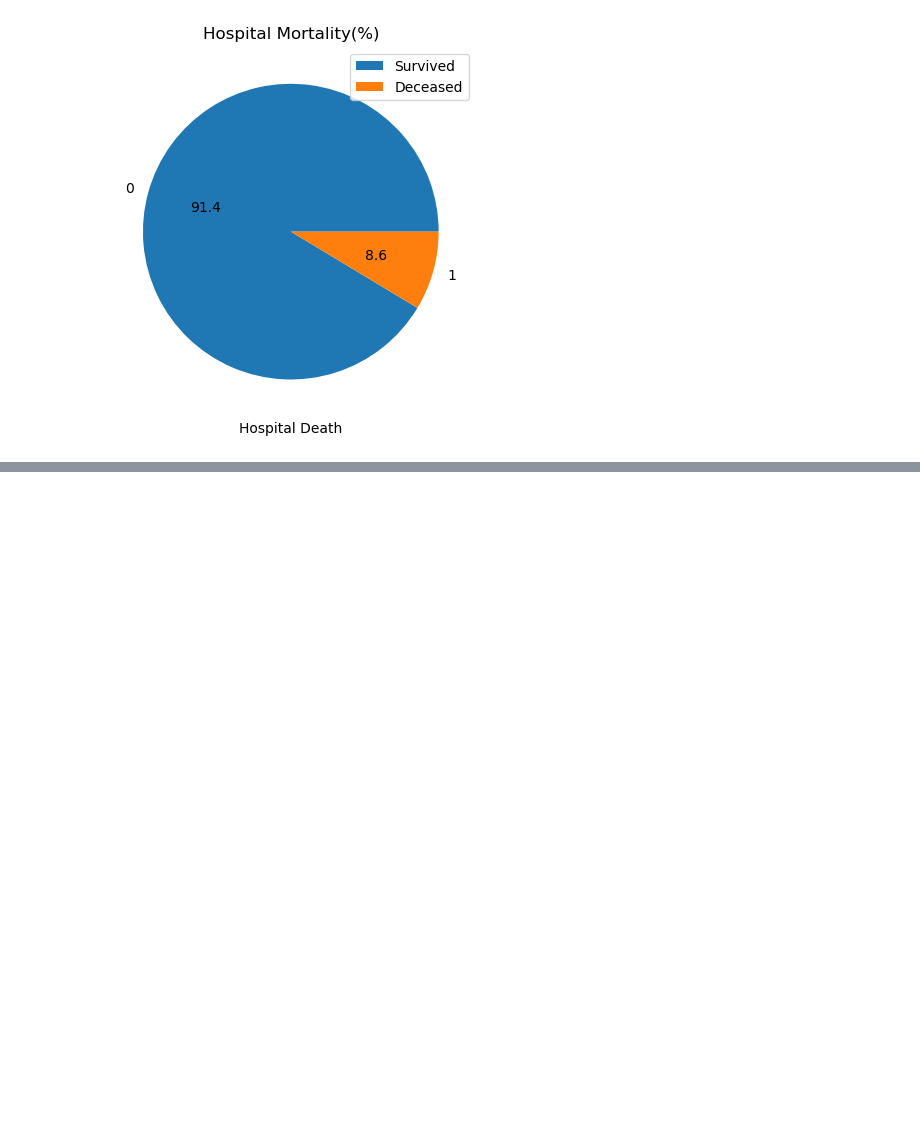
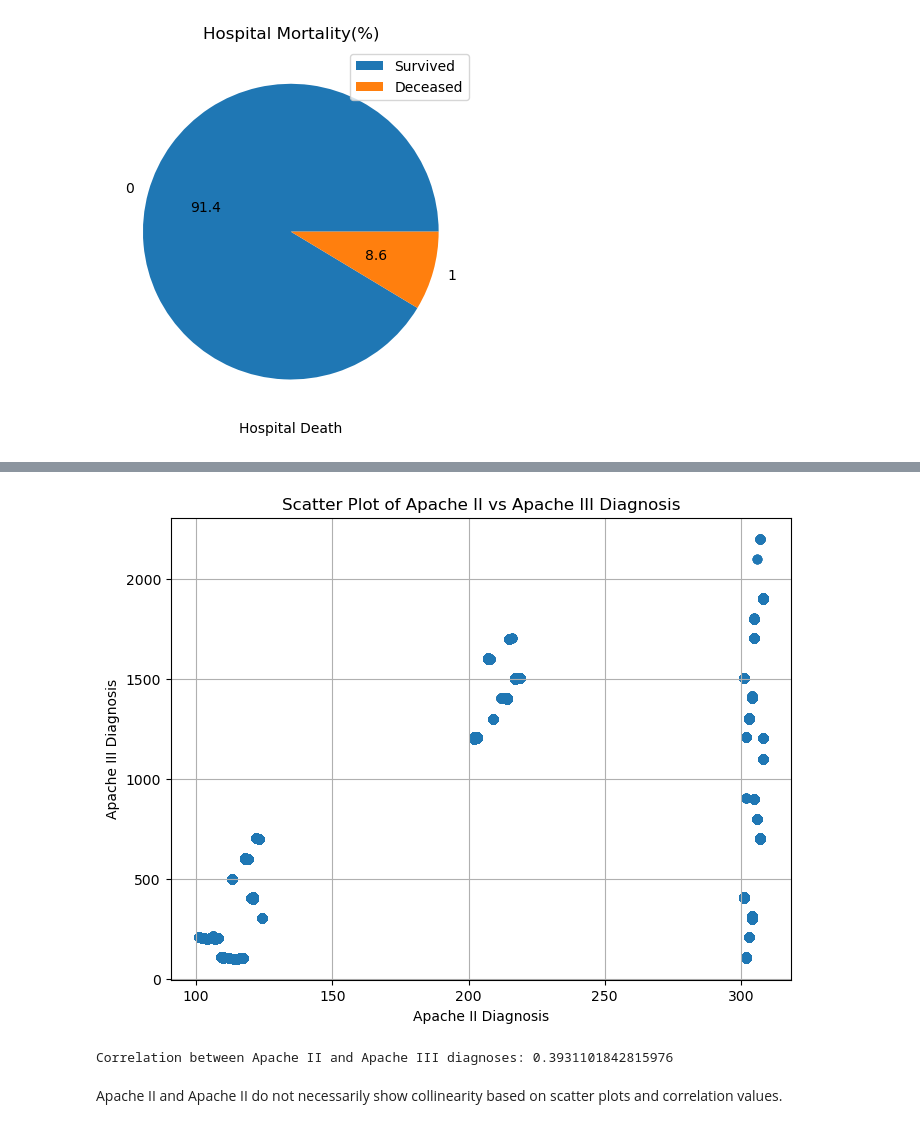
Before and after one commit to 2023DS598/Project, a Jupyter notebook: project_EDA.ipynb, the cells around one changed output, grey strips where cells are left out. Cells and saved outputs as stored; diff of their text form; code cells hidden in the pictures; blank space fills up the shorter version.

```diff
--- a/project_EDA.ipynb
+++ b/project_EDA.ipynb
@@ -164,0 +182,17 @@ for var in categorical_cols:
+# %%
+# Apache II　vs Apache III
+plt.figure(figsize=(8, 6))
+plt.scatter(Survival['apache_2_diagnosis'], Survival['apache_3j_diagnosis'], alpha=0.5)
+plt.title('Scatter Plot of Apache II vs Apache III Diagnosis')
+plt.xlabel('Apache II Diagnosis')
+plt.ylabel('Apache III Diagnosis')
+plt.grid(True)
+plt.show()
+
+correlation = Survival['apache_2_diagnosis'].corr(Survival['apache_3j_diagnosis'])
+print("Correlation between Apache II and Apache III diagnoses:", correlation)
+# %% [output]
+[figure, added]
+Correlation between Apache II and Apache III diagnoses: 0.3931101842815976
+# %% [markdown]
+Apache II and Apache II do not necessarily show collinearity based on scatter plots and correlation values.
```
Also changed, not shown: parts of 9 cells of this notebook.
